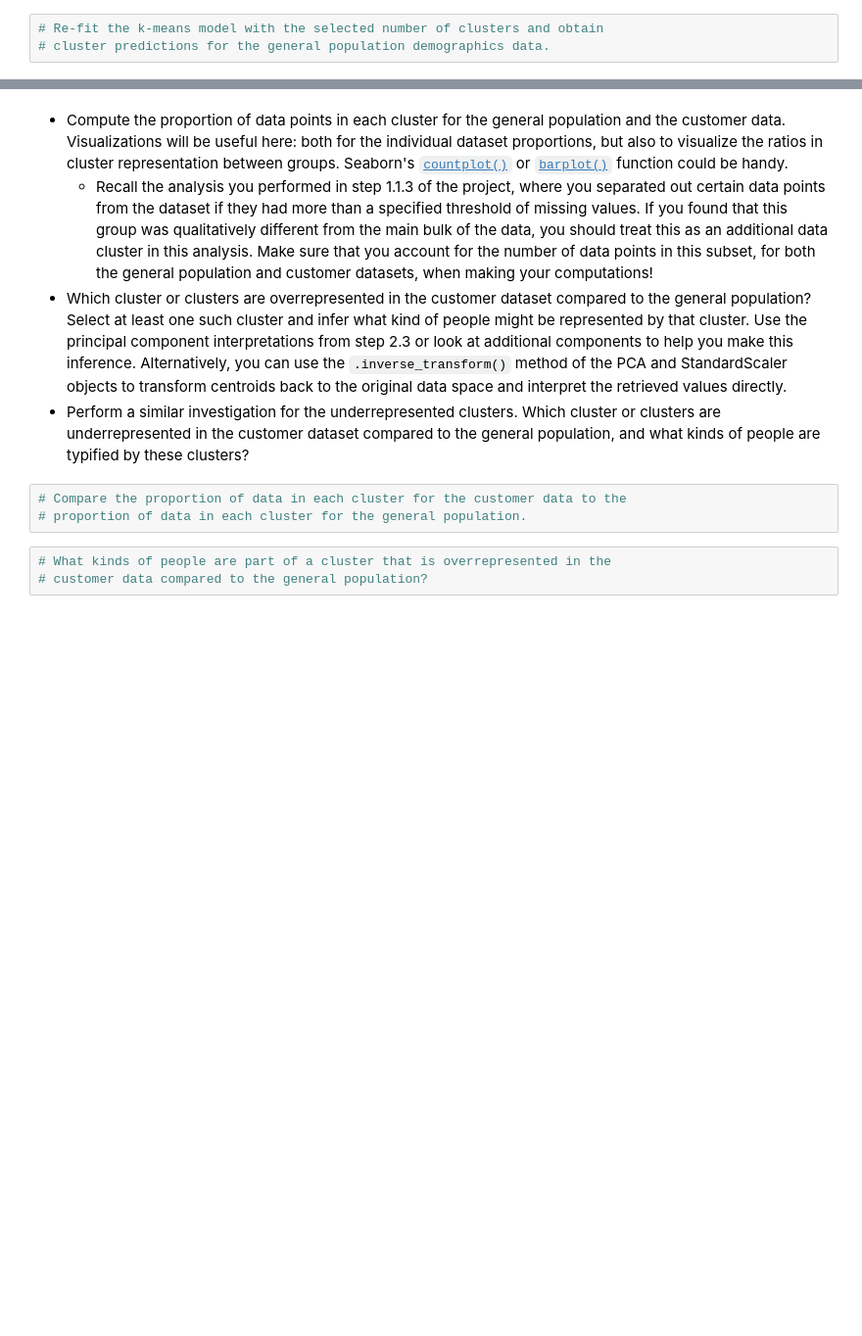
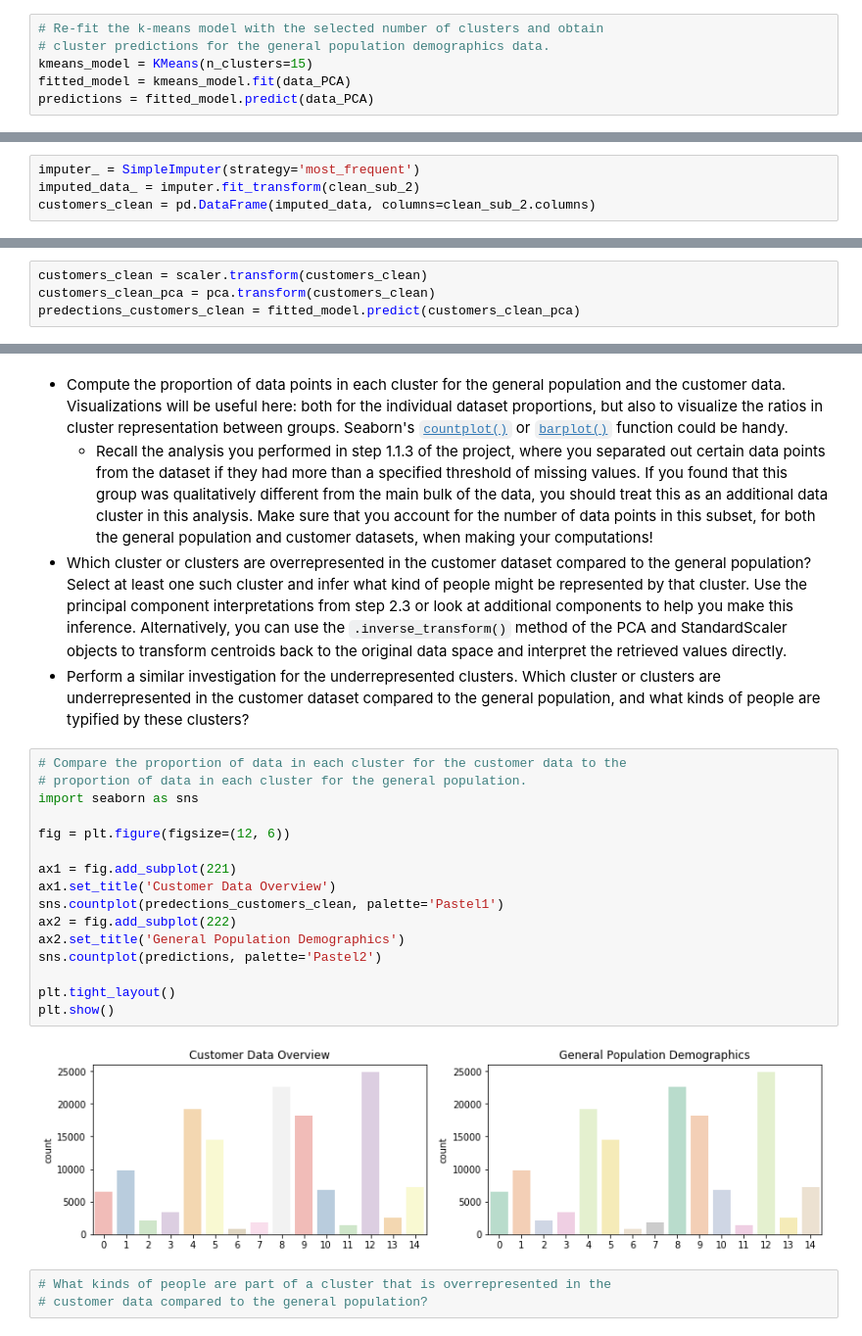
Before and after one commit to aimolytics/udacity-identify-customer-segmentation, a Jupyter notebook: Identify_Customer_Segments.ipynb, the cells around one changed output, grey strips where cells are left out. Shown at 98% size. Saved outputs shown, nothing was run; the diff lists cells and outputs as text; blank space fills up the shorter version.

```diff
--- a/Identify_Customer_Segments.ipynb
+++ b/Identify_Customer_Segments.ipynb
@@ -1010,3 +1084,6 @@ You've assessed and cleaned the demographics data, then scaled and transformed t
 # %%
 # Re-fit the k-means model with the selected number of clusters and obtain
 # cluster predictions for the general population demographics data.
+kmeans_model = KMeans(n_clusters=15)
+fitted_model = kmeans_model.fit(data_PCA)
+predictions = fitted_model.predict(data_PCA)
@@ -1031,0 +1135,4 @@ customers =
+# %%
+imputer_ = SimpleImputer(strategy='most_frequent')
+imputed_data_ = imputer.fit_transform(clean_sub_2)
+customers_clean = pd.DataFrame(imputed_data, columns=clean_sub_2.columns)
@@ -1031,0 +1143,4 @@ customers =
+# %%
+customers_clean = scaler.transform(customers_clean)
+customers_clean_pca = pca.transform(customers_clean)
+predections_customers_clean = fitted_model.predict(customers_clean_pca)
@@ -1045,6 +1164,21 @@ Take a look at the following points in this step:
 # %%
 # Compare the proportion of data in each cluster for the customer data to the
 # proportion of data in each cluster for the general population.
+import seaborn as sns
+
+fig = plt.figure(figsize=(12, 6))
+
+ax1 = fig.add_subplot(221)
+ax1.set_title('Customer Data Overview')
+sns.countplot(predections_customers_clean, palette='Pastel1')
+ax2 = fig.add_subplot(222)
+ax2.set_title('General Population Demographics')
+sns.countplot(predictions, palette='Pastel2')
+
+plt.tight_layout()
+plt.show()
+# %% [output]
+[figure, added]
 # %%
 # What kinds of people are part of a cluster that is overrepresented in the
 # customer data compared to the general population?
```
Also changed, not shown: parts of 51 cells of this notebook.
